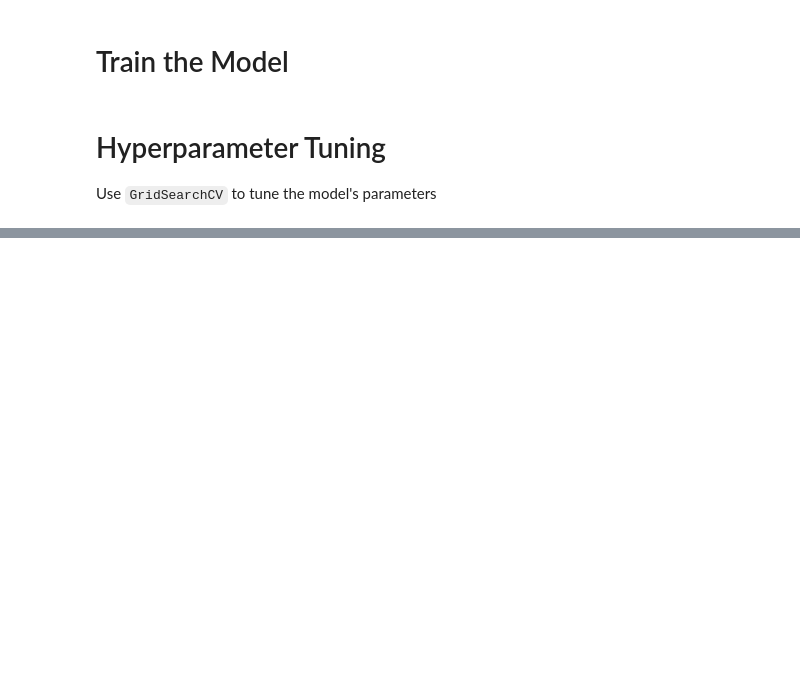
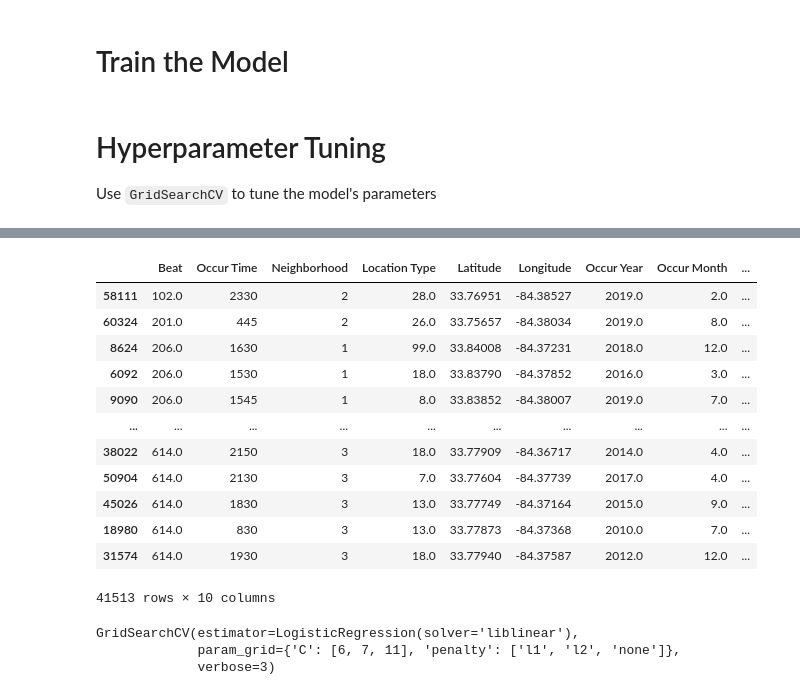
Before and after one commit to nahidfarzad8751/project_3, a Jupyter notebook: final_project_dcc/work_book_dcc.ipynb, the cells around one changed output, grey strips where cells are left out. Saved outputs shown, nothing was run; the diff lists cells and outputs as text; code cells hidden in the pictures; blank space fills up the shorter version.

```diff
--- a/final_project_dcc/work_book_dcc.ipynb
+++ b/final_project_dcc/work_book_dcc.ipynb
@@ -225,7 +235,0 @@ df.head(1)
-# %%
-pd.set_option('display.max_rows', 1000)# None
-df = df.dropna()
-df[pd.to_numeric(df['Beat'], errors='coerce').notnull()]
-#df[pd.to_numeric(df['Location Type'], errors='coerce').notnull()]
-print(df.dtypes)
-df.head(1)
@@ -418,0 +238,20 @@ Model.predict(X_test_scaled)
+# %%
+import pandas as pd
+df = pd.read_csv("data_5hoods_datetime.csv")
+# %%
+pd.options.display.max_columns=50
+# %%
+#Select columns of interst
+df = df[["Beat",
+    "Occur Time",
+    "Neighborhood",
+    "Location Type",
+    "Latitude",
+    "Longitude",
+    "Occur Year",
+    "Occur Month",
+    "Occur Day",
+    "Occur DayofWeek",
+    "UCR Literal"]]
+#df.dropna(subset=['Location Type', 'Occur Time'])
+df.dropna(subset=['Beat'], inplace=True)
@@ -418,0 +271,16 @@ Model.predict(X_test_scaled)
+# %%
+X_train.sort_values(['Beat'])
+# %% [output]
+|  | Beat | Occur Time | Neighborhood | Location Type | Latitude | Longitude | Occur Year | Occur Month | ... |
+| 58111 | 102.0 | 2330 | 2 | 28.0 | 33.76951 | -84.38527 | 2019.0 | 2.0 | ... |
+| 60324 | 201.0 | 445 | 2 | 26.0 | 33.75657 | -84.38034 | 2019.0 | 8.0 | ... |
+| 8624 | 206.0 | 1630 | 1 | 99.0 | 33.84008 | -84.37231 | 2018.0 | 12.0 | ... |
+| 6092 | 206.0 | 1530 | 1 | 18.0 | 33.83790 | -84.37852 | 2016.0 | 3.0 | ... |
+| 9090 | 206.0 | 1545 | 1 | 8.0 | 33.83852 | -84.38007 | 2019.0 | 7.0 | ... |
+| ... | ... | ... | ... | ... | ... | ... | ... | ... | ... |
+| 38022 | 614.0 | 2150 | 3 | 18.0 | 33.77909 | -84.36717 | 2014.0 | 4.0 | ... |
+| 50904 | 614.0 | 2130 | 3 | 7.0 | 33.77604 | -84.37739 | 2017.0 | 4.0 | ... |
+| 45026 | 614.0 | 1830 | 3 | 13.0 | 33.77749 | -84.37164 | 2015.0 | 9.0 | ... |
+| 18980 | 614.0 | 830 | 3 | 13.0 | 33.77873 | -84.37368 | 2010.0 | 7.0 | ... |
+| 31574 | 614.0 | 1930 | 3 | 18.0 | 33.77940 | -84.37587 | 2012.0 | 12.0 | ... |
+41513 rows × 10 columns
@@ -418,0 +293,14 @@ Model.predict(X_test_scaled)
+# %%
+from sklearn.linear_model import LogisticRegression
+from sklearn.model_selection import GridSearchCV
+# Cfloat, default=1.0 Inverse of regularization strength; must be a positive float. Like in support vector machines, smaller values specify stronger regularization.
+# penalty{‘l1’, ‘l2’, ‘elasticnet’, ‘none’}, default=’l2’
+param_grid = {'C': [6,7,11],
+              'penalty': ["l1", "l2", "none"]}
+Model = LogisticRegression(solver='liblinear')
+grid = GridSearchCV(Model, param_grid, verbose=1)
+grid
+# %% [output]
+GridSearchCV(estimator=LogisticRegression(solver='liblinear'),
+             param_grid={'C': [6, 7, 11], 'penalty': ['l1', 'l2', 'none']},
+             verbose=3)
```
Also changed, not shown: parts of 60 cells of this notebook.
